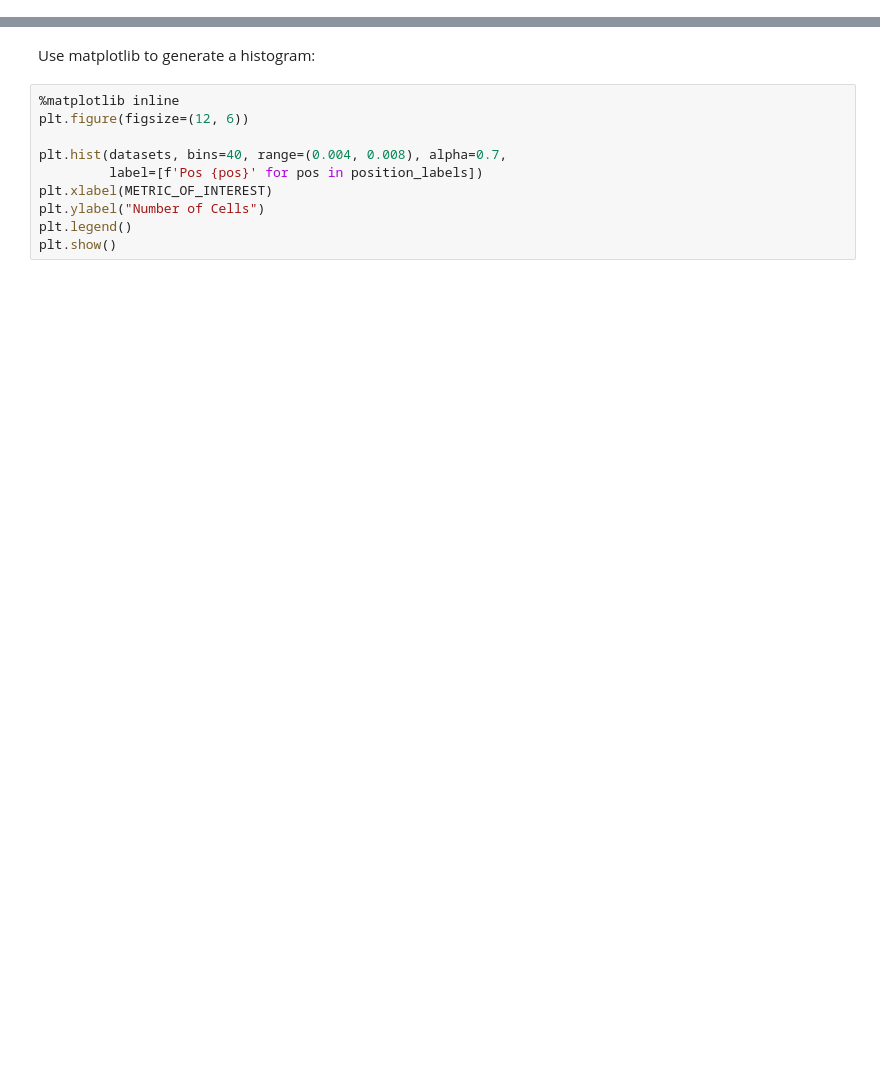
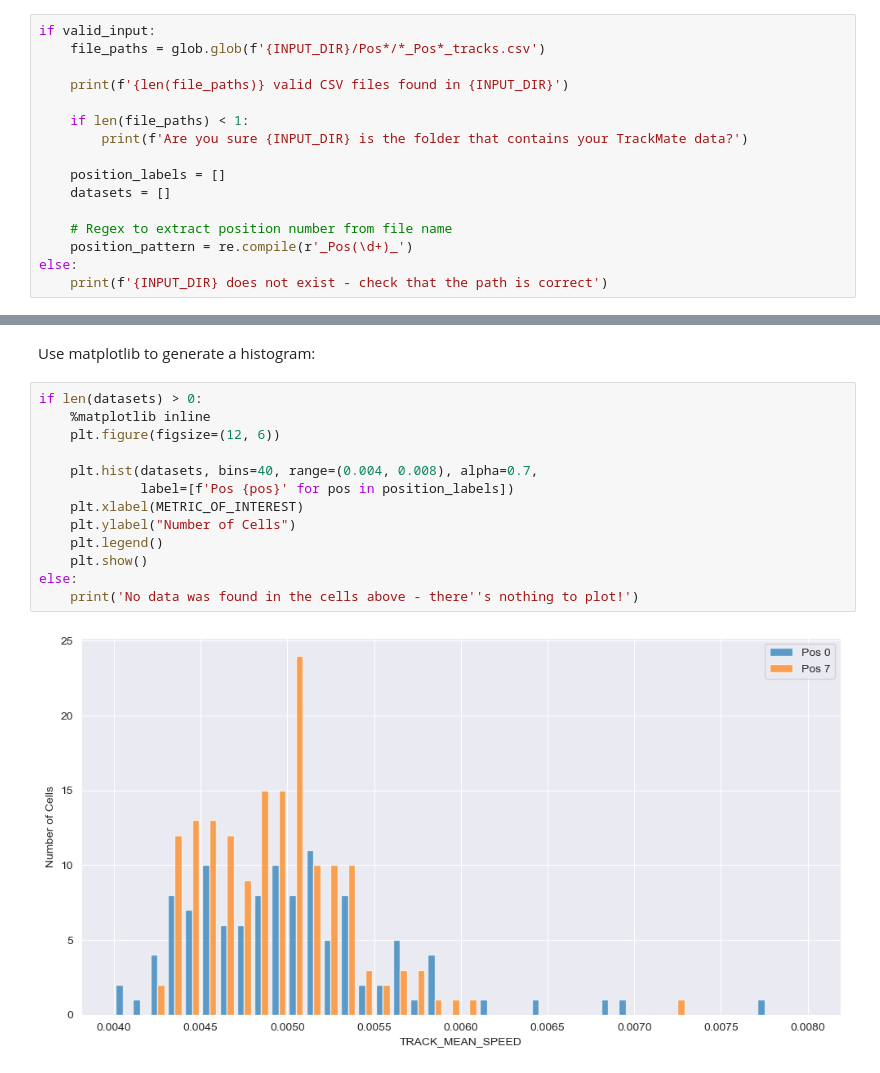
Before and after one commit to FrancisCrickInstitute/multi-dimensional-imaging-and-analysis, a Jupyter notebook: Live-Cell-Imaging-And-Tracking/compare_track_data.ipynb, the cells around one changed output, grey strips where cells are left out. Cells and saved outputs as stored; diff of their text form; blank space fills up the shorter version.

Commit message:
Added error checks to compare_track_data.ipynb

```diff
--- a/Live-Cell-Imaging-And-Tracking/compare_track_data.ipynb
+++ b/Live-Cell-Imaging-And-Tracking/compare_track_data.ipynb
@@ -37,0 +31,16 @@ for file_path in file_paths:
+# %%
+if valid_input:
+    file_paths = glob.glob(f'{INPUT_DIR}/Pos*/*_Pos*_tracks.csv')
+
+    print(f'{len(file_paths)} valid CSV files found in {INPUT_DIR}')
+
+    if len(file_paths) < 1:
+        print(f'Are you sure {INPUT_DIR} is the folder that contains your TrackMate data?')
+
+    position_labels = []
+    datasets = []
+
+    # Regex to extract position number from file name
+    position_pattern = re.compile(r'_Pos(\d+)_')
+else:
+    print(f'{INPUT_DIR} does not exist - check that the path is correct')
@@ -38,13 +62,18 @@ for file_path in file_paths:
 # %% [markdown]
 Use matplotlib to generate a histogram:
 # %%
-%matplotlib inline
-plt.figure(figsize=(12, 6))
+if len(datasets) > 0:
+    %matplotlib inline
+    plt.figure(figsize=(12, 6))
 
-plt.hist(datasets, bins=40, range=(0.004, 0.008), alpha=0.7,
-         label=[f'Pos {pos}' for pos in position_labels])
-plt.xlabel(METRIC_OF_INTEREST)
-plt.ylabel("Number of Cells")
-plt.legend()
-plt.show()
+    plt.hist(datasets, bins=40, range=(0.004, 0.008), alpha=0.7,
+             label=[f'Pos {pos}' for pos in position_labels])
+    plt.xlabel(METRIC_OF_INTEREST)
+    plt.ylabel("Number of Cells")
+    plt.legend()
+    plt.show()
+else:
+    print('No data was found in the cells above - there''s nothing to plot!')
+# %% [output]
+[figure, added]
 # %%
```
Also changed, not shown: parts of 7 cells of this notebook.
